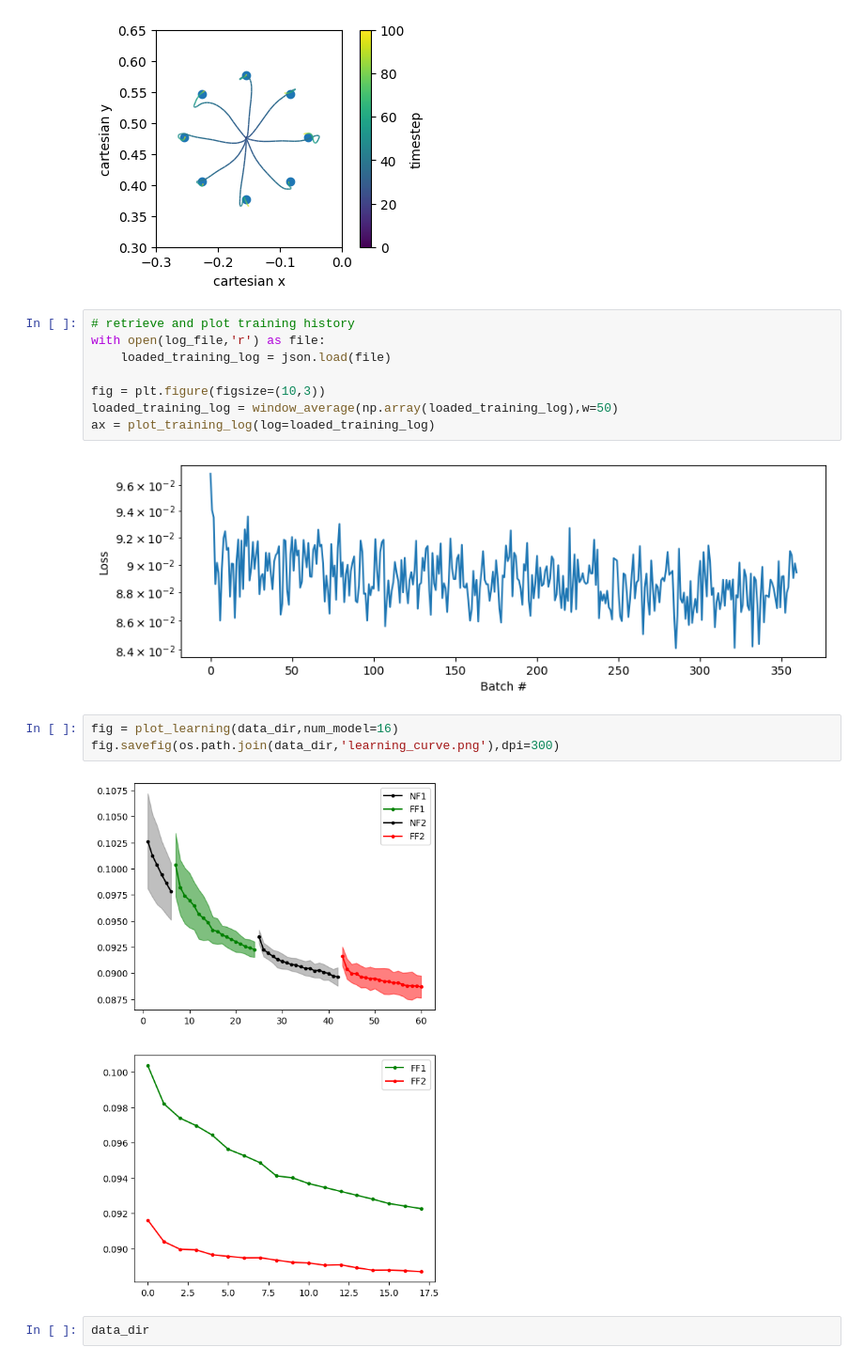
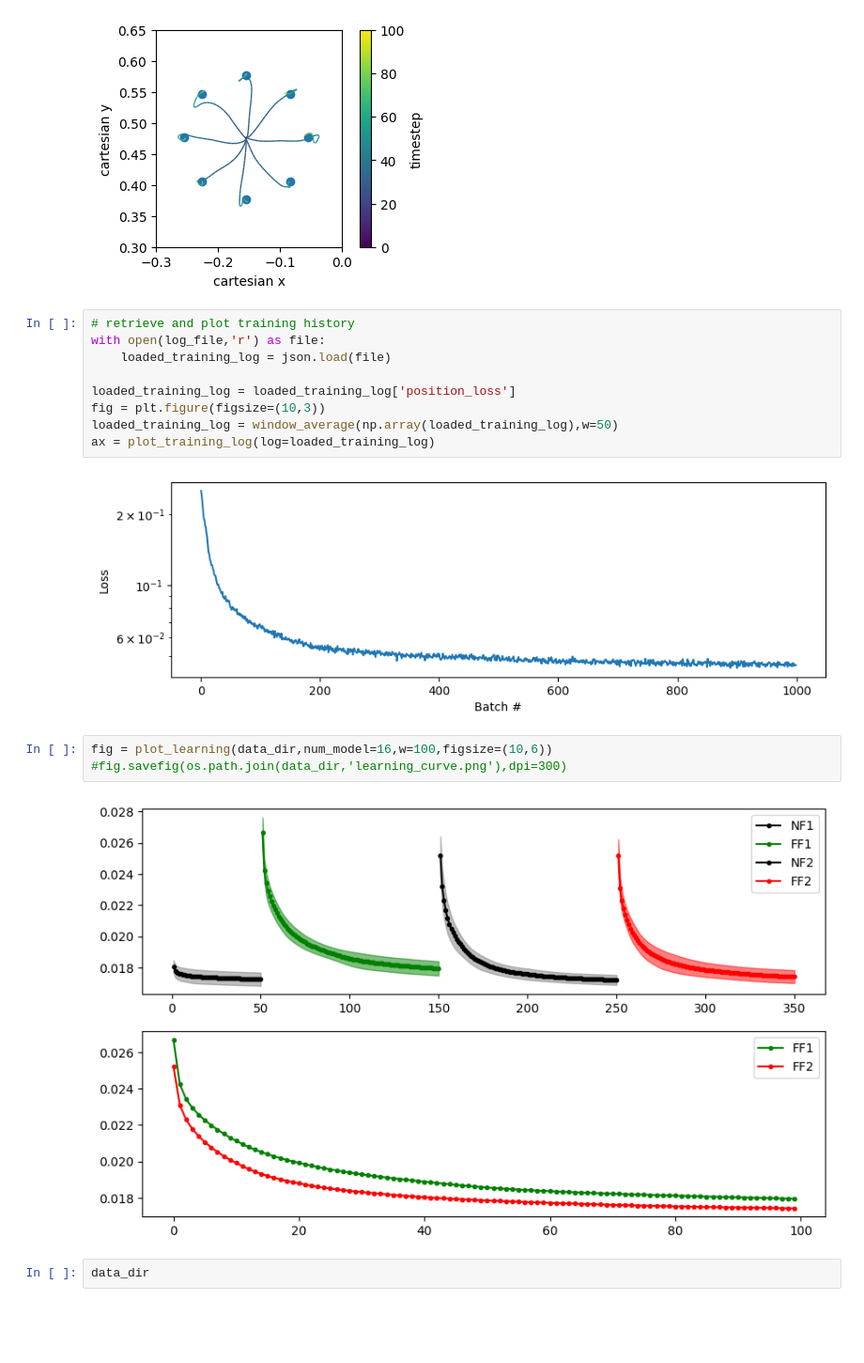
Before and after one commit to mshahbazi1997/MotorSavingModel, a Jupyter notebook: notebooks/test_networks.ipynb, the cells around one changed output. Shown at 94% size. Saved outputs shown, nothing was run; the diff lists cells and outputs as text; blank space fills up the shorter version.

```diff
--- a/notebooks/test_networks.ipynb
+++ b/notebooks/test_networks.ipynb
@@ -32,16 +32,17 @@ plot_simulations(xy=xy, target_xy=tg)
 with open(log_file,'r') as file:
     loaded_training_log = json.load(file)
 
+loaded_training_log = loaded_training_log['position_loss']
 fig = plt.figure(figsize=(10,3))
 loaded_training_log = window_average(np.array(loaded_training_log),w=50)
 ax = plot_training_log(log=loaded_training_log)
 # %% [output]
-[figure, old version]
+[figure, new version]
 # %%
-fig = plot_learning(data_dir,num_model=16)
-fig.savefig(os.path.join(data_dir,'learning_curve.png'),dpi=300)
+fig = plot_learning(data_dir,num_model=16,w=100,figsize=(10,6))
+#fig.savefig(os.path.join(data_dir,'learning_curve.png'),dpi=300)
 # %% [output]
-[figure, old version]
+[figure, new version]
 # %%
 data_dir
 # %% [output]
```
Also changed, not shown: 2 other files.
